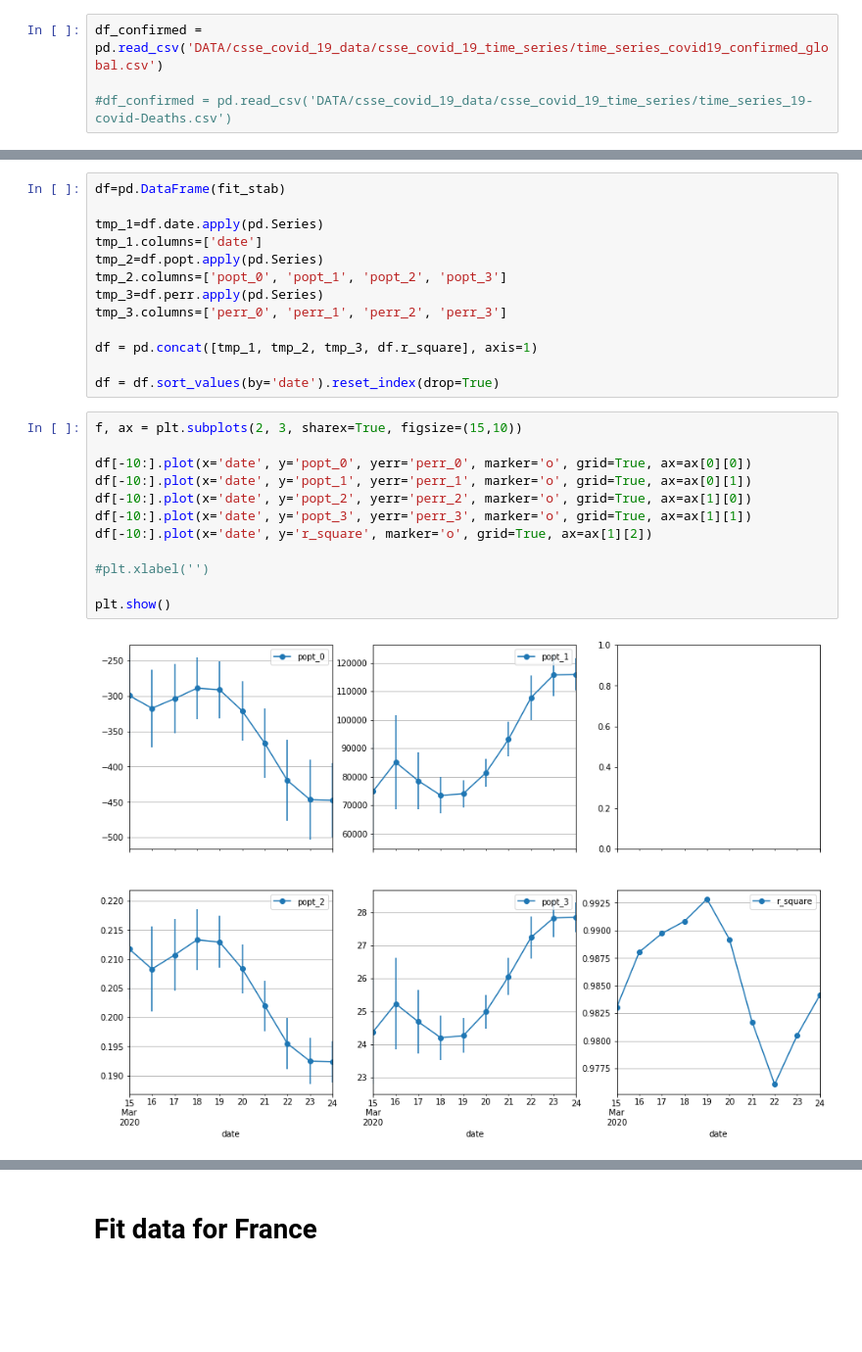
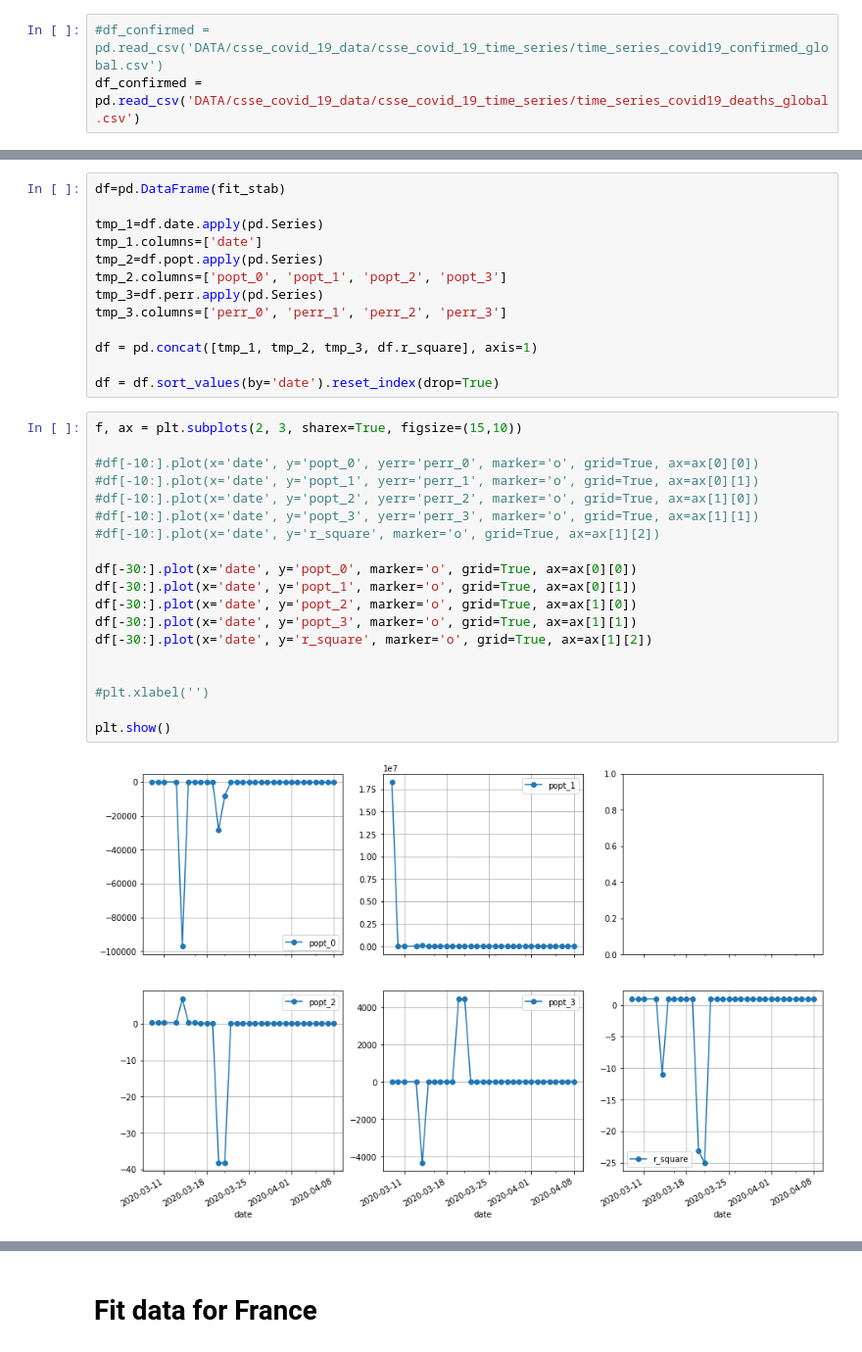
Before and after one commit to remotain/COVID-19, a Jupyter notebook: model_growth.ipynb, the cells around one changed output, grey strips where cells are left out. Shown: that part at 98% size. Saved outputs shown, nothing was run; the diff lists cells and outputs as text; blank space fills up the shorter version.

```diff
--- a/model_growth.ipynb
+++ b/model_growth.ipynb
@@ -43,7 +27,6 @@ Fast-forward
 # %%
-df_confirmed = pd.read_csv('DATA/csse_covid_19_data/csse_covid_19_time_series/time_series_covid19_confirmed_global.csv')
-
-#df_confirmed = pd.read_csv('DATA/csse_covid_19_data/csse_covid_19_time_series/time_series_19-covid-Deaths.csv')
+#df_confirmed = pd.read_csv('DATA/csse_covid_19_data/csse_covid_19_time_series/time_series_covid19_confirmed_global.csv')
+df_confirmed = pd.read_csv('DATA/csse_covid_19_data/csse_covid_19_time_series/time_series_covid19_deaths_global.csv')
 # %%
 # Drop data from 2020-03-12 because for many country data for this day was a replica from the previous day.
 df_confirmed.drop(columns=['3/12/20'], inplace=True)
@@ -373,14 +358,21 @@ df = df.sort_values(by='date').reset_index(drop=True)
 # %%
 f, ax = plt.subplots(2, 3, sharex=True, figsize=(15,10))
 
-df[-10:].plot(x='date', y='popt_0', yerr='perr_0', marker='o', grid=True, ax=ax[0][0])
-df[-10:].plot(x='date', y='popt_1', yerr='perr_1', marker='o', grid=True, ax=ax[0][1])
-df[-10:].plot(x='date', y='popt_2', yerr='perr_2', marker='o', grid=True, ax=ax[1][0])
-df[-10:].plot(x='date', y='popt_3', yerr='perr_3', marker='o', grid=True, ax=ax[1][1])
-df[-10:].plot(x='date', y='r_square', marker='o', grid=True, ax=ax[1][2])
+#df[-10:].plot(x='date', y='popt_0', yerr='perr_0', marker='o', grid=True, ax=ax[0][0])
+#df[-10:].plot(x='date', y='popt_1', yerr='perr_1', marker='o', grid=True, ax=ax[0][1])
+#df[-10:].plot(x='date', y='popt_2', yerr='perr_2', marker='o', grid=True, ax=ax[1][0])
+#df[-10:].plot(x='date', y='popt_3', yerr='perr_3', marker='o', grid=True, ax=ax[1][1])
+#df[-10:].plot(x='date', y='r_square', marker='o', grid=True, ax=ax[1][2])
+
+df[-30:].plot(x='date', y='popt_0', marker='o', grid=True, ax=ax[0][0])
+df[-30:].plot(x='date', y='popt_1', marker='o', grid=True, ax=ax[0][1])
+df[-30:].plot(x='date', y='popt_2', marker='o', grid=True, ax=ax[1][0])
+df[-30:].plot(x='date', y='popt_3', marker='o', grid=True, ax=ax[1][1])
+df[-30:].plot(x='date', y='r_square', marker='o', grid=True, ax=ax[1][2])
+
 
 #plt.xlabel('')
 
 plt.show()
 # %% [output]
-[figure, old version]
+[figure, new version]
```
Also changed, not shown: parts of 15 cells of this notebook, 2 other files.
